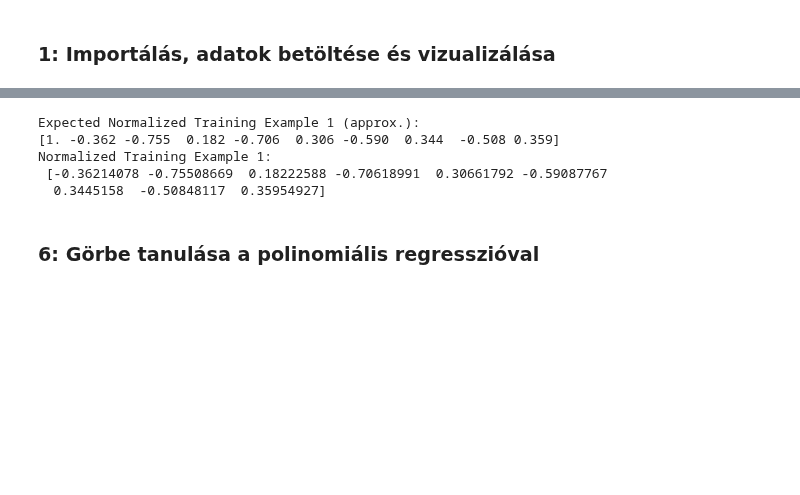
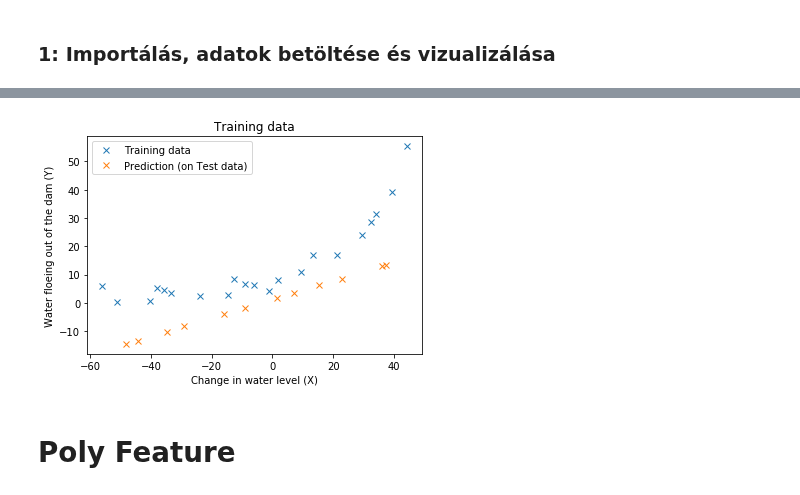
Before and after one commit to Fortuz/MIKRO_lab, a Jupyter notebook: AdaptiveRoboLabor/Jupyter/L08_Regularization/L08 - Regularization.ipynb, the cells around one changed output, grey strips where cells are left out. Drawn from its saved outputs; the diff is of its cells as text; code cells hidden in the pictures; blank space fills up the shorter version.

```diff
--- a/AdaptiveRoboLabor/Jupyter/L08_Regularization/L08 - Regularization.ipynb
+++ b/AdaptiveRoboLabor/Jupyter/L08_Regularization/L08 - Regularization.ipynb
@@ -144,3 +96,17 @@ plt.show()
+# %%
+Y_pred = model.predict(X_test)
+
+plt.plot(X_train,Y_train,'x')   # adatok megjelenítése
+plt.plot(X_test,Y_pred,'x')   # adatok megjelenítése
+plt.title('Training data')
+plt.xlabel('Change in water level (X)')
+plt.ylabel('Water floeing out of the dam (Y)')
+plt.legend(['Training data', 'Prediction (on Test data)'])
+plt.show()
+# %% [output]
+[figure, added]
+# %% [markdown]
+# Poly Feature
 # %%
 def polyFeatures(X,p =9):
 
@@ -161,32 +127,3 @@ def featureNormalize(X):
     X_norm = X_norm/std
 
     return X_norm,avg,std
-
-# X:
-X_p = polyFeatures(X)                                       # polynomial features
-X_p,mu,sigma = featureNormalize(X_p)                        # feature normalization
-X_p_b = np.column_stack((np.ones((m,1)),X_p))                 # bias
-
-# X_TESZT:
-
-X_test_p = polyFeatures(X_test)
-X_test_p = (X_test_p-mu)/sigma
-X_test_p_b = np.column_stack((np.ones((X_test_p.shape[0],1)),X_test_p))
-
-# X_val:
-
-X_val_p = polyFeatures(X_val)
-X_val_p = (X_val_p-mu)/sigma
-X_val_p_b = np.column_stack((np.ones((X_val_p.shape[0],1)),X_val_p))
-
-print("""Expected Normalized Training Example 1 (approx.):
-[1. -0.362 -0.755  0.182 -0.706  0.306 -0.590  0.344  -0.508 0.359]""")
-print('Normalized Training Example 1:\n',X_p[0,:])
-# %% [output]
-Expected Normalized Training Example 1 (approx.):
-[1. -0.362 -0.755  0.182 -0.706  0.306 -0.590  0.344  -0.508 0.359]
-Normalized Training Example 1:
- [-0.36214078 -0.75508669  0.18222588 -0.70618991  0.30661792 -0.59087767
-  0.3445158  -0.50848117  0.35954927]
-# %% [markdown]
-### 6: Görbe tanulása a polinomiális regresszióval
```
Also changed, not shown: parts of 25 cells of this notebook, 2 other files.
